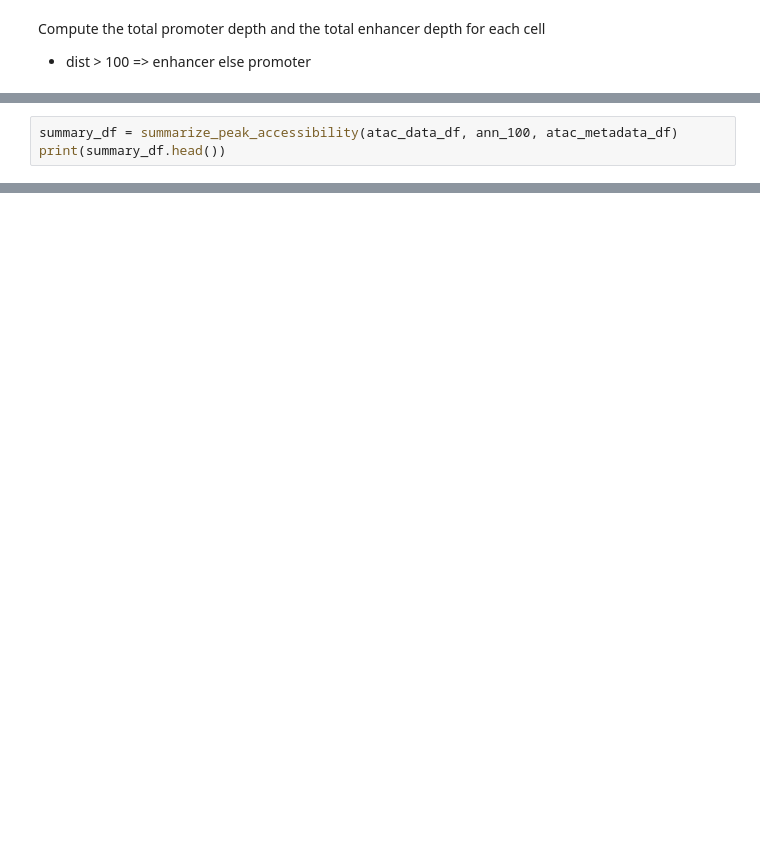
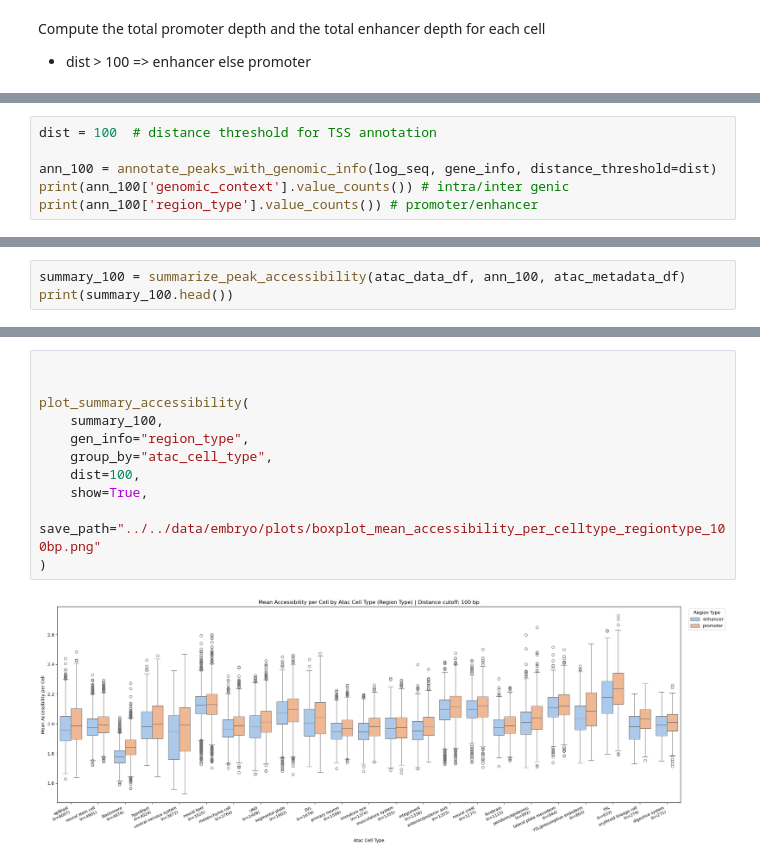
Before and after one commit to mourouzidou/zebrafish_development, a Jupyter notebook: notebooks/embryo/prepare_ATAC_data.ipynb, the cells around one changed output, grey strips where cells are left out. Drawn from its saved outputs; the diff is of its cells as text; blank space fills up the shorter version.

Commit message:
all ATAC plots added correctly

```diff
--- a/notebooks/embryo/prepare_ATAC_data.ipynb
+++ b/notebooks/embryo/prepare_ATAC_data.ipynb
@@ -288,0 +255,6 @@ print(enhancer_counts_100.head())
+# %%
+dist = 100  # distance threshold for TSS annotation
+
+ann_100 = annotate_peaks_with_genomic_info(log_seq, gene_info, distance_threshold=dist)
+print(ann_100['genomic_context'].value_counts()) # intra/inter genic
+print(ann_100['region_type'].value_counts()) # promoter/enhancer
@@ -289,3 +270,3 @@ print(enhancer_counts_100.head())
 # %%
-summary_df = summarize_peak_accessibility(atac_data_df, ann_100, atac_metadata_df)
-print(summary_df.head())
+summary_100 = summarize_peak_accessibility(atac_data_df, ann_100, atac_metadata_df)
+print(summary_100.head())
@@ -364,0 +291,13 @@ plot_summary_accessibility(
+# %%
+
+
+plot_summary_accessibility(
+    summary_100,
+    gen_info="region_type",
+    group_by="atac_cell_type",
+    dist=100,
+    show=True,
+    save_path="../../data/embryo/plots/boxplot_mean_accessibility_per_celltype_regiontype_100bp.png"
+)
+# %% [output]
+[figure, added]
```
Also changed, not shown: parts of 11 cells of this notebook, 22 other files.
